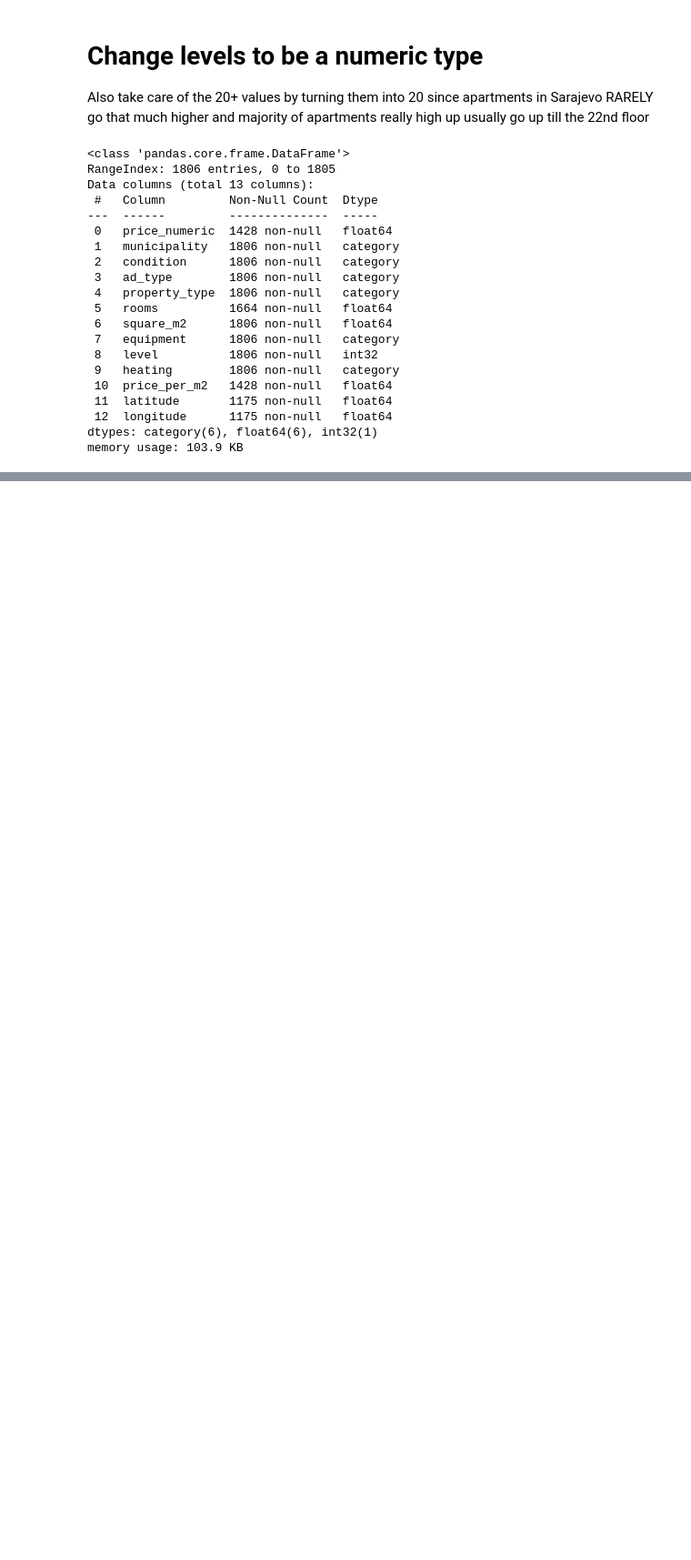
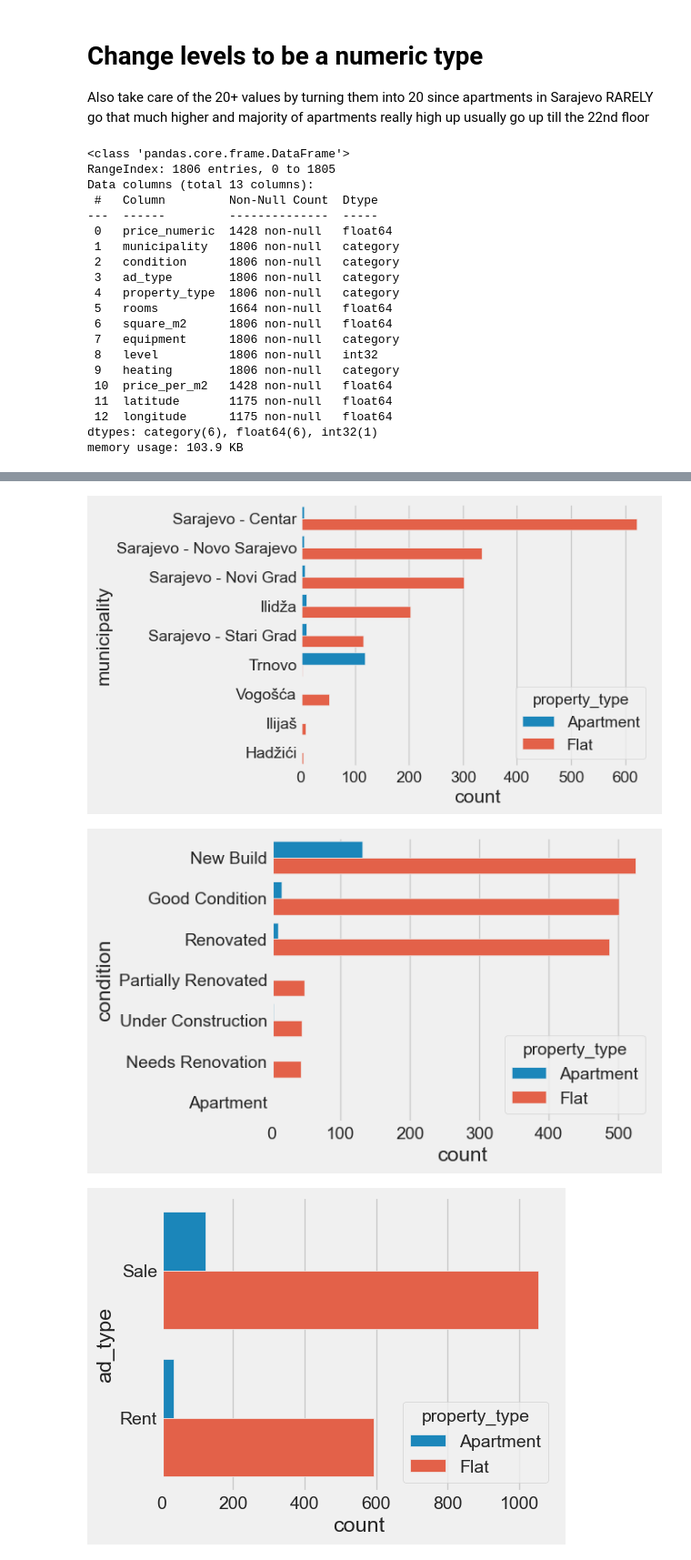
Before and after one commit to EmreArapcicUevak/EE418-Introduction-to-Machine-Learning-Project, a Jupyter notebook: notebooks/feature_analysis.ipynb, the cells around one changed output, grey strips where cells are left out. Shown at 91% size. Cells and saved outputs as stored; diff of their text form; code cells hidden in the pictures; blank space fills up the shorter version.

```diff
--- a/notebooks/feature_analysis.ipynb
+++ b/notebooks/feature_analysis.ipynb
@@ -186,0 +189,9 @@ memory usage: 103.9 KB
+# %%
+for column, column_type in apartments.dtypes.items():
+  if column_type  == 'category':
+    plt.figure(figsize=(5, 4))
+    sns.countplot(data=apartments, y = column, order=apartments[column].value_counts().index.values, hue="property_type")
+# %% [output]
+[figure, added]
+[figure, added]
+[figure, added]
```
Also changed, not shown: parts of 7 cells of this notebook.
